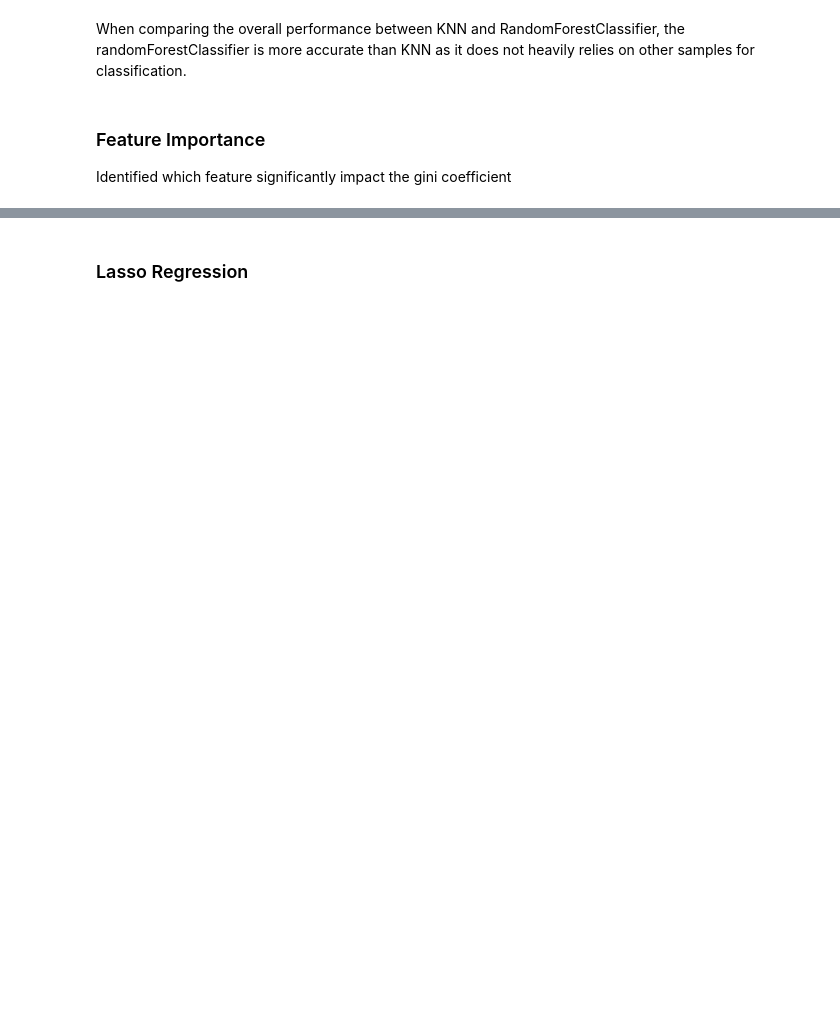
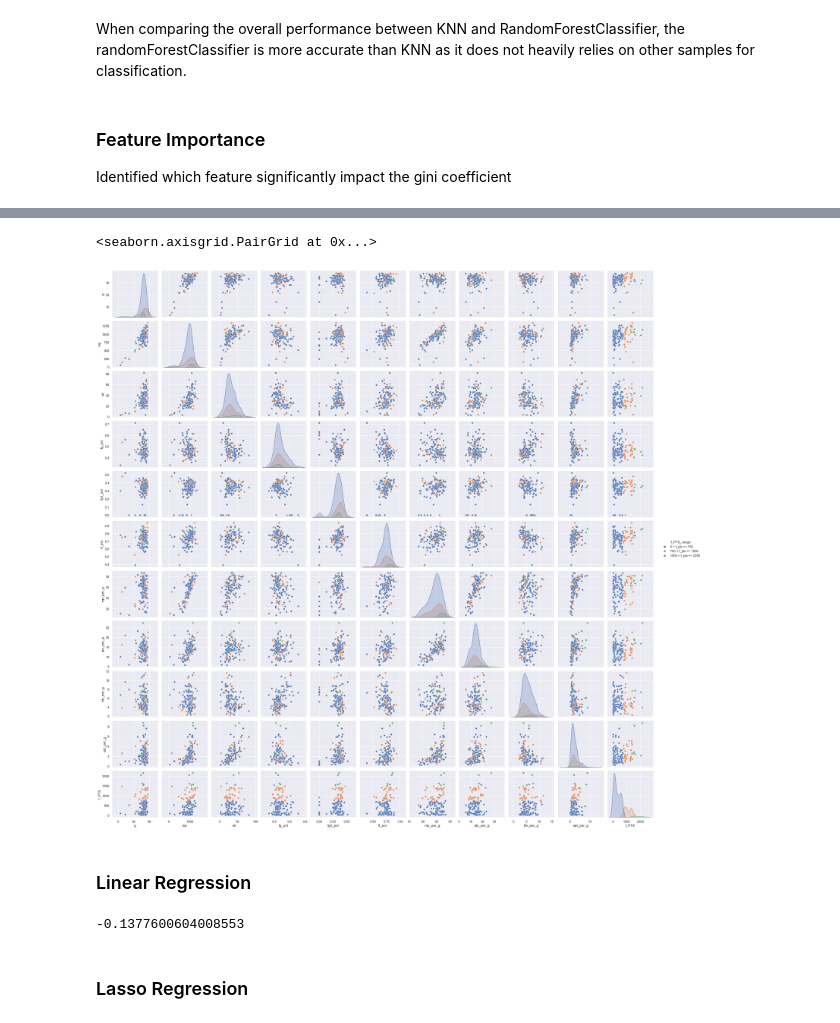
Before and after one commit to Jirawatz/NBA_Predictor, a Jupyter notebook: team_-13_with_KNN_and_RandomForestClassifier.ipynb, the cells around one changed output, grey strips where cells are left out. Saved outputs shown, nothing was run; the diff lists cells and outputs as text; code cells hidden in the pictures; blank space fills up the shorter version.

```diff
--- a/team_-13_with_KNN_and_RandomForestClassifier.ipynb
+++ b/team_-13_with_KNN_and_RandomForestClassifier.ipynb
@@ -1029,0 +1040,15 @@ plot_feat_import(x_feat_list, rf_basketball.feature_importances_, limit=5)
+# %%
+df_all_stats_bucket.dtypes
+
+# Convert all column to Numeric Data
+for feature in x_feat_list:
+    df_all_stats_bucket[feature] = pd.to_numeric(df_all_stats_bucket[feature])
+# %%
+## Pair Plotting
+
+sns.pairplot(df_all_stats_bucket, hue="f_PTS_range")
+# %% [output]
+<seaborn.axisgrid.PairGrid at 0x...>
+[figure, added]
+# %% [markdown]
+### Linear Regression
@@ -1030,2 +1105,6 @@ plot_feat_import(x_feat_list, rf_basketball.feature_importances_, limit=5)
+# %%
+reg = regress_Basketball(df_all_stats, x_feat_list, 'f_PTS', stratified=True)
+# %% [output]
+-0.1377600604008553
 # %% [markdown]
 ### Lasso Regression
```
Also changed, not shown: parts of 15 cells of this notebook.
